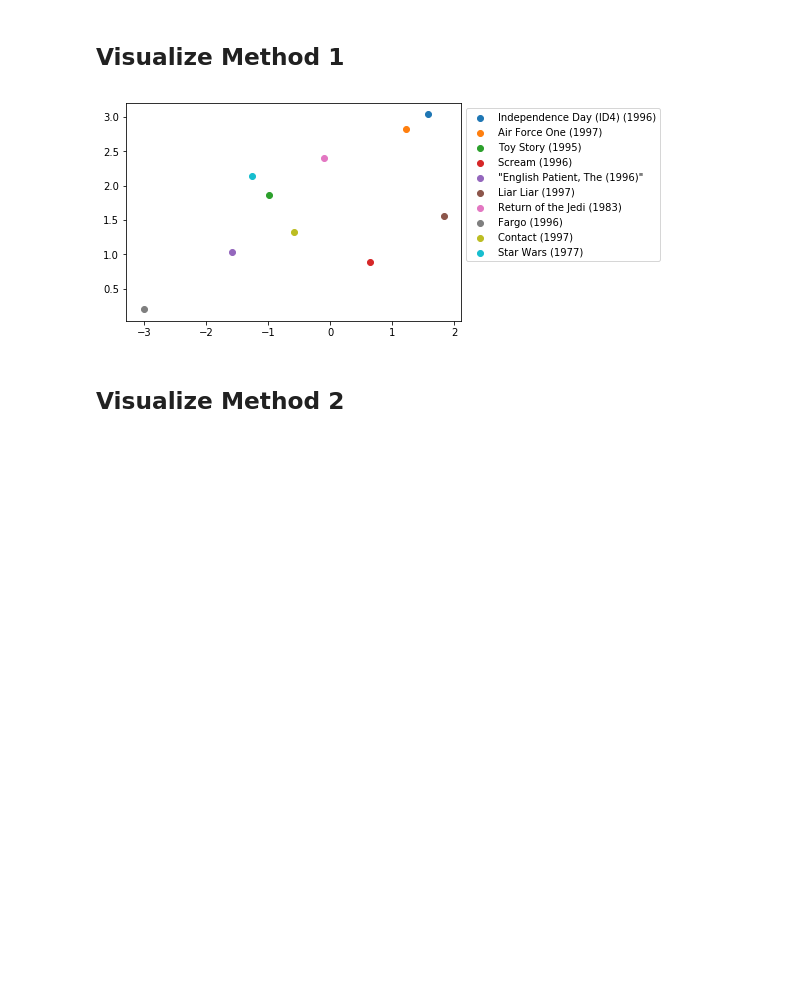
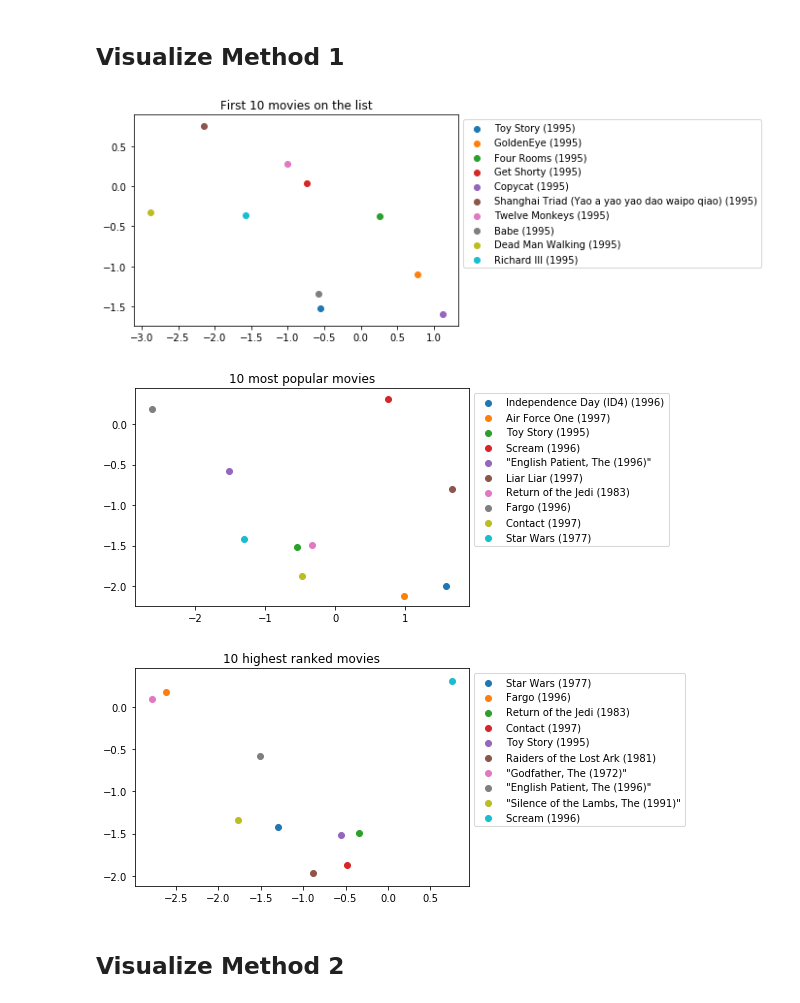
Before and after one commit to jenny233/movie-projection, a Jupyter notebook: Matrix_Factorization_Vizualization.ipynb, the cells around one changed output. Drawn from its saved outputs; the diff is of its cells as text; code cells hidden in the pictures; blank space fills up the shorter version.

Commit message:
added visualization code for highest ranked and genres

```diff
--- a/Matrix_Factorization_Vizualization.ipynb
+++ b/Matrix_Factorization_Vizualization.ipynb
@@ -197,8 +207,8 @@ def train_model_use_bias(M, N, K, eta, reg, Y, eps=0.0001, max_epochs=300):
 
     return (U, V, a, b, get_err(U, V, Y, reg, use_bias=True, a=a, b=b))
 # %%
-etas = [0.02, 0.05, 0.08]
-regs = [0.0, 0.01, 0.1]
+etas = [0.02]
+regs = [0.1, 0.2, 0.5]
 
 param_grid = []
 for eta in etas:
@@ -230,7 +247,7 @@ U_method2, V_method2, a, b, err_method2 = train_model_use_bias(M,N,20,best_param
 # %% [markdown]
 ## Visualize projections
 # %%
-def plot_projections(U_in, V_in, U_indices=False, V_indices=False):
+def plot_projections(U_in, V_in, plot_title, U_indices=False, V_indices=False):
     U = np.zeros(U_in.shape)
     V = np.zeros(V_in.shape)
 
@@ -241,12 +258,9 @@ def plot_projections(U_in, V_in, U_indices=False, V_indices=False):
         V[:,i] = (V_in[:,i] - avg) / std
         U[:,i] = (U_in[:,i] - avg) / std
 
-
     A, Sigma, B = np.linalg.svd(V.T)
     Vproj = np.dot(A[:,:2].T, V.T)
     Uproj = np.dot(A[:,:2].T, U.T)
-
-
 
     Vproj_new = [[],[]]
     Uproj_new = [[],[]]
@@ -261,28 +275,61 @@ def plot_projections(U_in, V_in, U_indices=False, V_indices=False):
             for idx in U_indices:
                 Uproj_new[i].append(Uproj[i][idx])
 
-
     if type(V_indices) is not bool:
-#         plt.scatter(Vproj_new[0], Vproj_new[1])
-
         for i in range(len(V_indices)):
             plt.scatter(Vproj_new[0][i], Vproj_new[1][i], label=movie_names[V_indices[i]+1])
-#             plt.annotate(movie_names[V_indices[i]+1], (Vproj_new[0][i], Vproj_new[1][i]))
             plt.legend(loc='upper left', bbox_to_anchor=(1,1))
     if type(U_indices) is not bool:
         plt.scatter(Uproj_new[0], Uproj_new[1])
+    plt.title(plot_title)
     plt.show()
+    plt.clf()
+    plt.cla()
 # %% [markdown]
 ## Visualize Method 1
-# %%
-plot_projections(U_method1, V_method1)
-
-movie_ids, counts = np.unique(Y_total[:,1], return_counts=True)
-popularities = sorted(zip(movie_ids, counts),key = lambda x: x[1])
-top_ids, top_counts = zip(*popularities[-10:])
-plot_projections(U_method1, V_method1, False, np.array(top_ids, dtype='int') - 1)
-# %% [output]
-[figure, removed]
+# %%
+movie_ids, counts = np.unique(Y_total[:,1], return_counts=True)
+
+# Any 10 movies
+plot_projections(U_method1, V_method1, "First 10 movies on the list", False, np.array(range(10)))
+
+# 10 most popular movies
+popularities = sorted(zip(movie_ids, counts),key = lambda x: x[1])
+top_ids, top_counts = zip(*popularities[-10:])
+plot_projections(U_method1, V_method1, "10 most popular movies", False, np.array(top_ids, dtype='int') - 1)
+
+# 10 highest ranked movies
+avg_ratings = []
+for j in range(N):
+    movie_ratings = Y[:, j]
+    avg_rating = np.mean(movie_ratings[np.nonzero(movie_ratings)])
+    avg_ratings.append(avg_rating)
+popularities = sorted(zip(movie_ids, avg_ratings),key = lambda x: x[1], reverse=True)
+best_ids, best_avg_ratings = zip(*popularities[:10])
+best_indices = np.subtract(best_ids, [1])
+plot_projections(U_method1, V_method1, "10 highest ranked movies", False, np.array(best_indices))
+
+# 3 genres
+action = []
+comedy = []
+fantasy = []
+for line in movies:
+    if line[3] == "1":
+        action.append(line[0]) # append movie id
+    elif line[7] == "1":
+        comedy.append(line[0])
+    elif line[11] == "1":
+        fantasy.append(line[0])
+action = np.array(action).astype('int')
+comedy = np.array(comedy).astype('int')
+fantasy = np.array(fantasy).astype('int')
+# plot_projections(U_method1, V_method1, "Action genre", False, action)
+# plot_projections(U_method1, V_method1, "Comedy genre", False, comedy)
+# plot_projections(U_method1, V_method1, "Fantasy genre", False, fantasy)
+# %% [output]
+[figure, added]
+[figure, added]
+[figure, added]
 # %% [markdown]
 ## Visualize Method 2
 # %%
```
Also changed, not shown: parts of 3 cells of this notebook.
